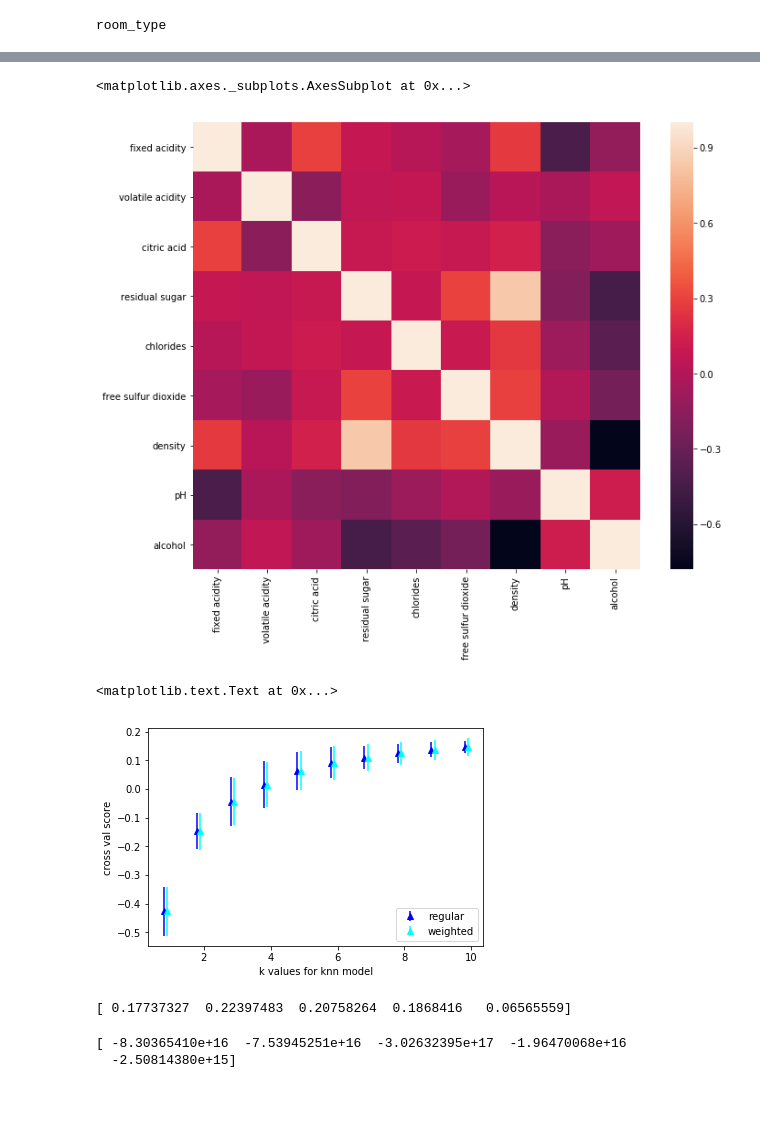
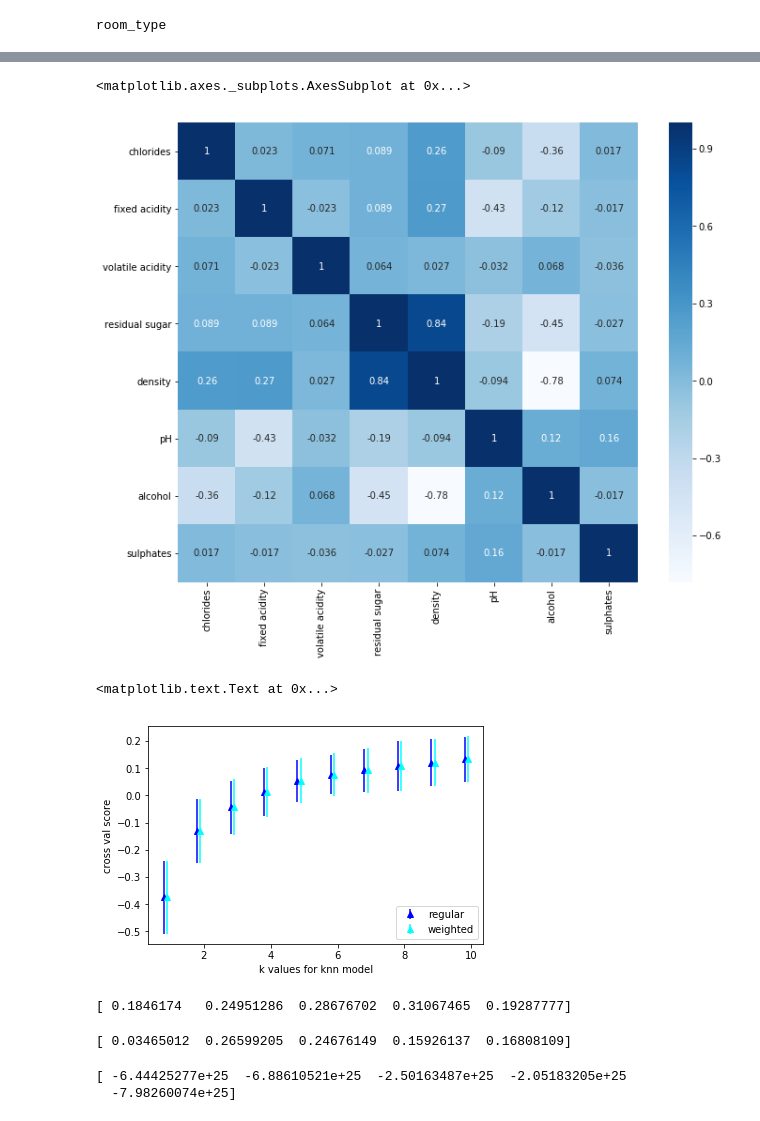
Before and after one commit to jordanplanders/Thinkful, a Jupyter notebook: Bootcamp/Unit 3/Project 3-1-4.ipynb, the cells around one changed output, grey strips where cells are left out. Cells and saved outputs as stored; diff of their text form; code cells hidden in the pictures.

```diff
--- a/Bootcamp/Unit 3/Project 3-1-4.ipynb
+++ b/Bootcamp/Unit 3/Project 3-1-4.ipynb
@@ -45,7 +45,7 @@ Y = df['price']
 df2 = pd.read_csv('winequality-white.csv', delimiter=';')
 # %%
 Y = df2.quality
-X = df2[['fixed acidity', 'volatile acidity', 'citric acid', 'residual sugar',
-       'chlorides', 'free sulfur dioxide', 'density',
-       'pH',  'alcohol']]
+X = df2[['chlorides','fixed acidity', 'volatile acidity', 'residual sugar',
+        'density','pH',  'alcohol','sulphates']]
 #  'total sulfur dioxide','sulphates',
+# 'free sulfur dioxide', 'citric acid','total sulfur dioxide',
@@ -64,11 +52,11 @@ df2.describe()
 # %%
 corrmat = X.dropna().corr()
 
 fig, ax = plt.subplots(1,1, figsize = (12,9))
-sns.heatmap(corrmat, vmax = 1, square = True)
+sns.heatmap(corrmat, vmax = 1, square = True, annot=True,cmap='Blues')
 # %% [output]
 <matplotlib.axes._subplots.AxesSubplot at 0x...>
-[figure, old version]
+[figure, new version]
 # %%
 
 score_d= {'knn':[], 'knn_w':[],'knn_n':[], 'knn_nw':[]}
@@ -103,14 +91,14 @@ plt.xlabel('k values for knn model')
 plt.ylabel('cross val score')
 # %% [output]
 <matplotlib.text.Text at 0x...>
-[figure, old version]
+[figure, new version]
 # %%
 from sklearn import svm
 clf = svm.SVR()
 score = cross_val_score(clf, X, Y, cv=5)
 print(score)
 # %% [output]
-[ 0.17737327  0.22397483  0.20758264  0.1868416   0.06565559]
+[ 0.1846174   0.24951286  0.28676702  0.31067465  0.19287777]
 # %%
 sgd_reg = linear_model.SGDRegressor(alpha=0.0001, average=False, early_stopping=False,
        epsilon=0.1, eta0=0.01, fit_intercept=True, l1_ratio=0.15,
@@ -122,5 +110,11 @@ sgd_reg = linear_model.SGDRegressor(alpha=0.0001, average=False, early_stopping=
 score = cross_val_score(sgd_reg, X, Y, cv=5)
 print(score)
 # %% [output]
-[ -8.30365410e+16  -7.53945251e+16  -3.02632395e+17  -1.96470068e+16
-  -2.50814380e+15]
+[ 0.03465012  0.26599205  0.24676149  0.15926137  0.16808109]
+# %%
+regr = linear_model.LinearRegression()
+score = cross_val_score(sgd_reg, X, Y, cv=5)
+print(score)
+# %% [output]
+[ -6.44425277e+25  -6.88610521e+25  -2.50163487e+25  -2.05183205e+25
+  -7.98260074e+25]
```
Also changed, not shown: parts of 1 cell of this notebook.
